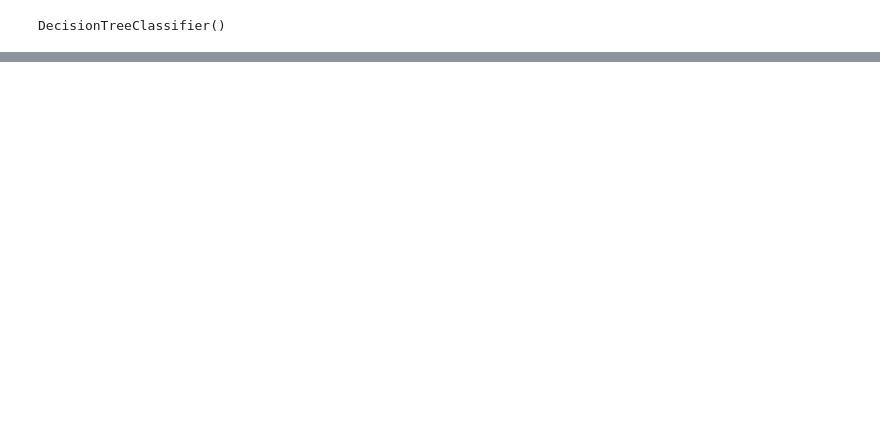
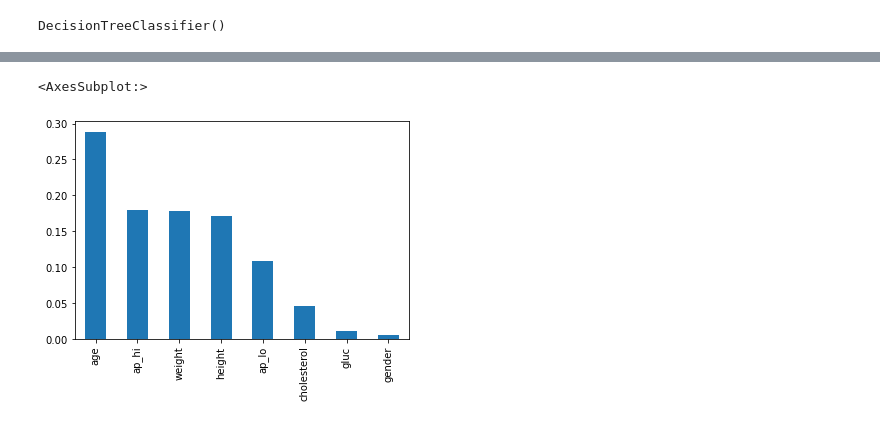
Before and after one commit to Nazmus-Shakib/Cardiovascular-Disease-Project, a Jupyter notebook: Cardiovascular Disease.ipynb, the cells around one changed output, grey strips where cells are left out. Cells and saved outputs as stored; diff of their text form; code cells hidden in the pictures; blank space fills up the shorter version.

Commit message:
Feature Selection and Importance are added

```diff
--- a/Cardiovascular Disease.ipynb
+++ b/Cardiovascular Disease.ipynb
@@ -206,0 +214,2 @@ DTCLS.score(xtest, ytest)
+# %%
+Fit_Features.fit(x, y)
@@ -206,0 +266,5 @@ DTCLS.score(xtest, ytest)
+# %%
+from sklearn.ensemble import ExtraTreesClassifier
+ETCLS = ExtraTreesClassifier()
+# %%
+ETCLS.fit(x, y)
@@ -206,0 +279,3 @@ DTCLS.score(xtest, ytest)
+# %%
+top = pd.Series(ETCLS.feature_importances_, index = x.columns)
+top
@@ -206,0 +295,5 @@ DTCLS.score(xtest, ytest)
+# %%
+top.nlargest(8).plot(kind='bar')
+# %% [output]
+<AxesSubplot:>
+[figure, added]
```
Also changed, not shown: parts of 18 cells of this notebook.
